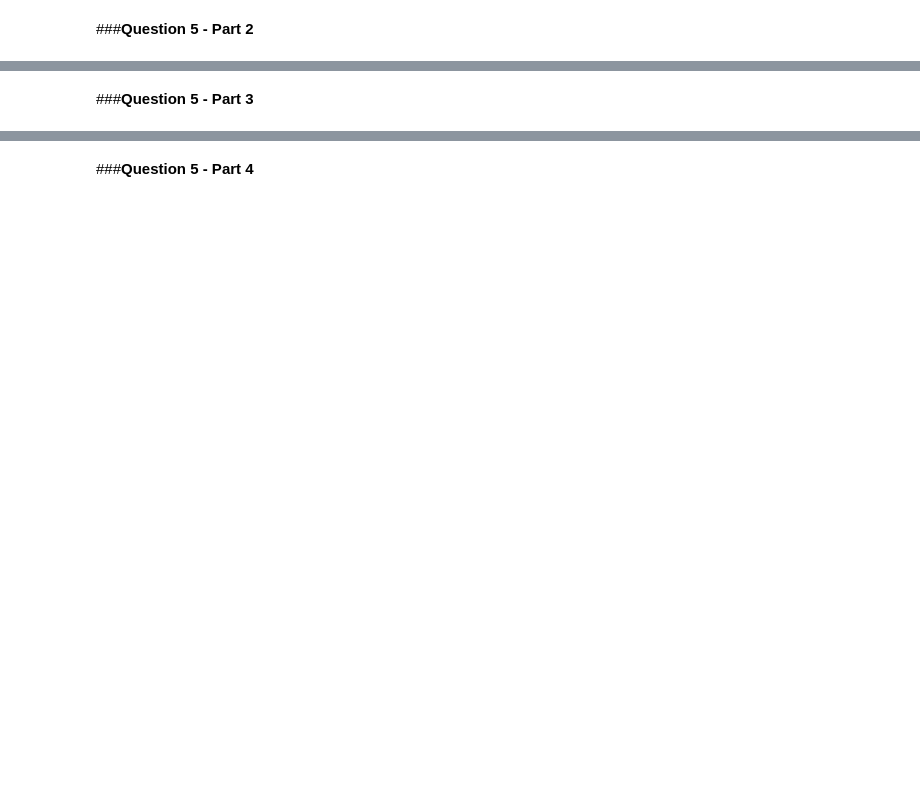
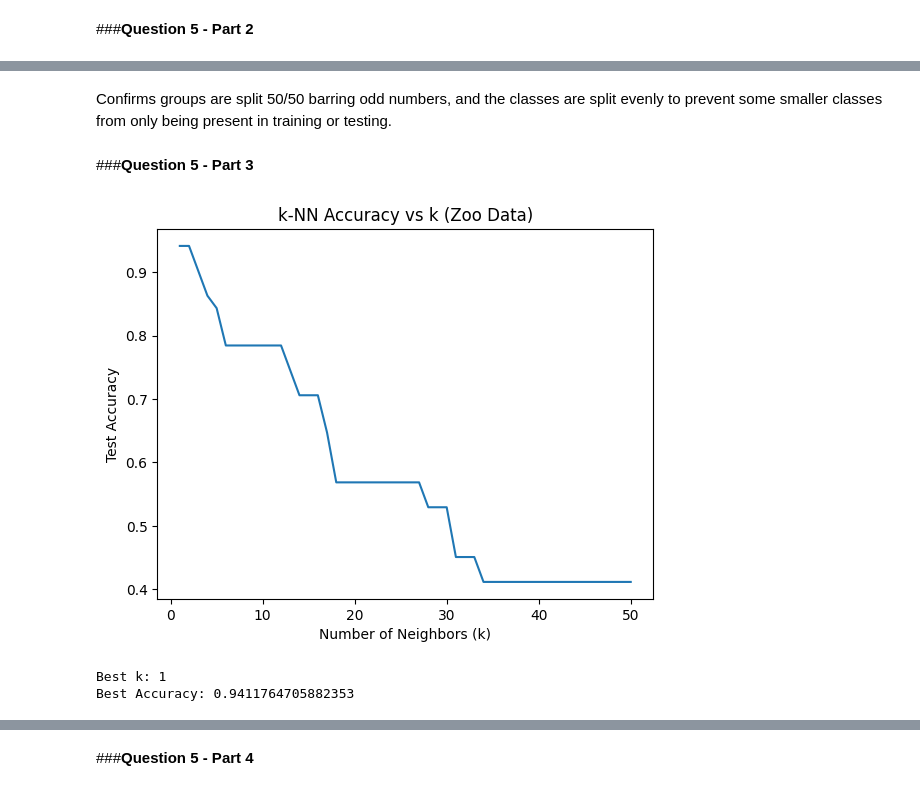
Before and after one commit to thomashooks53/undergrad_ml_assignments, a Jupyter notebook: 02_assignment_knn.ipynb, the cells around one changed output, grey strips where cells are left out. Saved outputs shown, nothing was run; the diff lists cells and outputs as text; code cells hidden in the pictures; blank space fills up the shorter version.

```diff
--- a/02_assignment_knn.ipynb
+++ b/02_assignment_knn.ipynb
@@ -509,2 +622,14 @@ The data consist of a label, `class`, taking integer values 1 to 7, the name of
 # %% [markdown]
 ###**Question 5 - Part 2**
+# %%
+from sklearn.model_selection import train_test_split
+
+X_zoo = df_animals.drop(columns=['animal', 'class'])
+y_zoo = df_animals['class']
+
+X_train_zoo, X_test_zoo, y_train_zoo, y_test_zoo = train_test_split(
+    X_zoo, y_zoo, test_size=0.5, stratify=y, random_state=100
+)
+
+display(y_train_zoo.value_counts())
+display(y_test_zoo.value_counts())
@@ -511,2 +657,33 @@ The data consist of a label, `class`, taking integer values 1 to 7, the name of
+# %% [markdown]
+Confirms groups are split 50/50 barring odd numbers, and the classes are split evenly to prevent some smaller classes from only being present in training or testing.
 # %% [markdown]
 ###**Question 5 - Part 3**
+# %%
+from sklearn.neighbors import KNeighborsClassifier
+from sklearn.metrics import accuracy_score
+import matplotlib.pyplot as plt
+
+k_values_zoo = range(1, len(X_train_zoo)+1)
+accuracies_zoo = []
+
+for k in k_values_zoo:
+    model_zoo = KNeighborsClassifier(n_neighbors=k)
+    model_zoo.fit(X_train_zoo, y_train_zoo)
+    y_pred_zoo = model_zoo.predict(X_test_zoo)
+    accuracies_zoo.append(accuracy_score(y_test_zoo, y_pred_zoo))
+
+plt.plot(k_values_zoo, accuracies_zoo)
+plt.xlabel("Number of Neighbors (k)")
+plt.ylabel("Test Accuracy")
+plt.title("k-NN Accuracy vs k (Zoo Data)")
+plt.show()
+
+best_k_zoo = k_values_zoo[accuracies_zoo.index(max(accuracies_zoo))]
+best_accuracy_zoo = max(accuracies_zoo)
+
+print("Best k:", best_k_zoo)
+print("Best Accuracy:", best_accuracy_zoo)
+# %% [output]
+[figure, added]
+Best k: 1
+Best Accuracy: 0.9411764705882353
```
Also changed, not shown: parts of 19 cells of this notebook.
